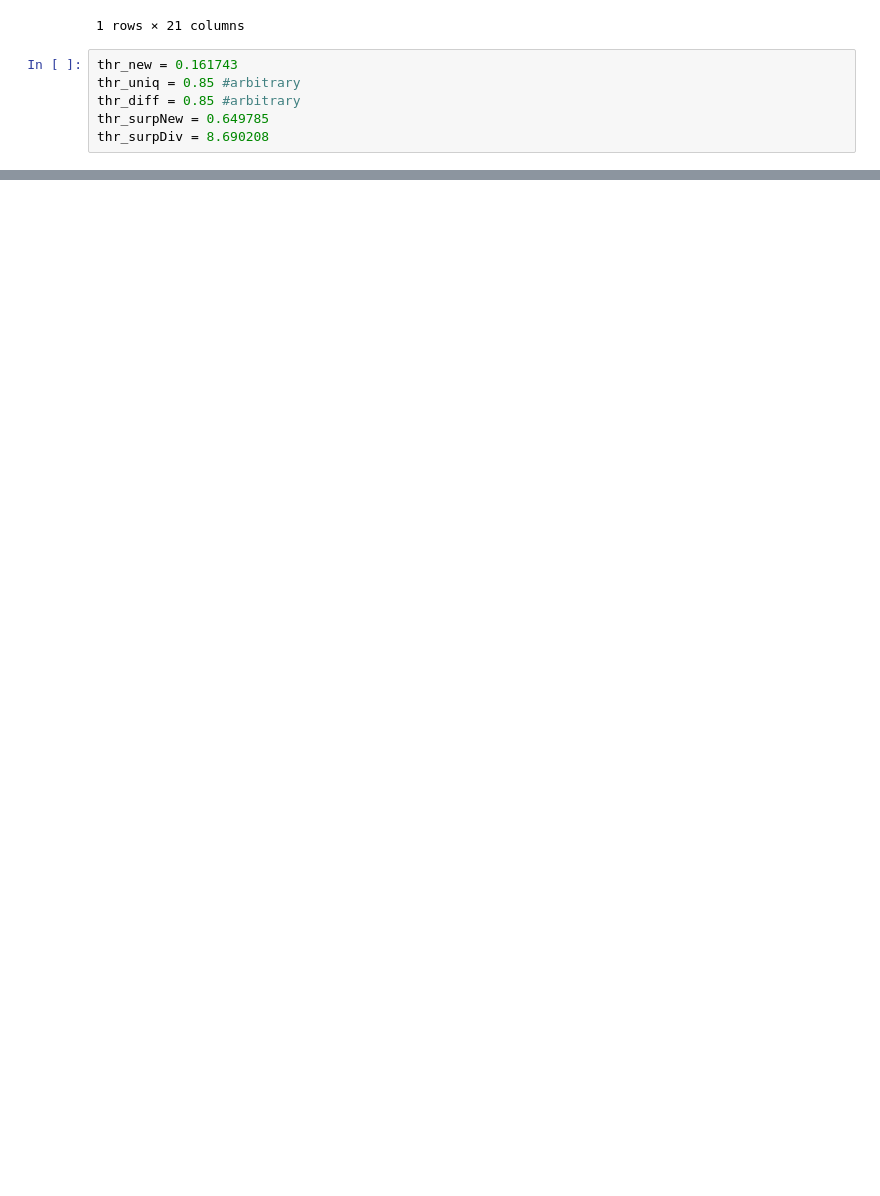
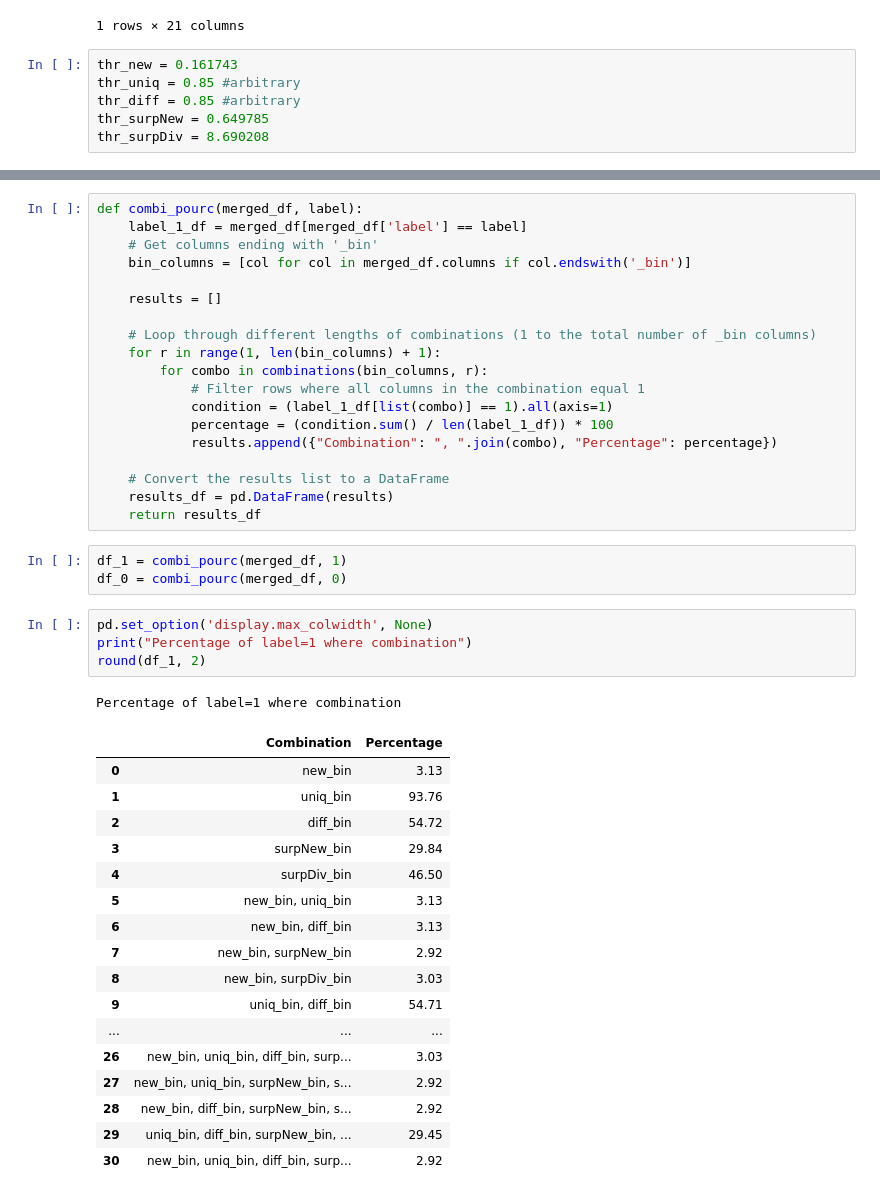
Before and after one commit to edgarLan/brevetNLPv2, a Jupyter notebook: ipcMetrics/metrics.ipynb, the cells around one changed output, grey strips where cells are left out. Drawn from its saved outputs; the diff is of its cells as text; blank space fills up the shorter version.

```diff
--- a/ipcMetrics/metrics.ipynb
+++ b/ipcMetrics/metrics.ipynb
@@ -342,0 +403,45 @@ thr_surpDiv = 8.690208
+# %%
+def combi_pourc(merged_df, label):
+    label_1_df = merged_df[merged_df['label'] == label]
+    # Get columns ending with '_bin'
+    bin_columns = [col for col in merged_df.columns if col.endswith('_bin')]
+
+    results = []
+
+    # Loop through different lengths of combinations (1 to the total number of _bin columns)
+    for r in range(1, len(bin_columns) + 1):
+        for combo in combinations(bin_columns, r):
+            # Filter rows where all columns in the combination equal 1
+            condition = (label_1_df[list(combo)] == 1).all(axis=1)
+            percentage = (condition.sum() / len(label_1_df)) * 100
+            results.append({"Combination": ", ".join(combo), "Percentage": percentage})
+
+    # Convert the results list to a DataFrame
+    results_df = pd.DataFrame(results)
+    return results_df
+# %%
+df_1 = combi_pourc(merged_df, 1)
+df_0 = combi_pourc(merged_df, 0)
+# %%
+pd.set_option('display.max_colwidth', None)
+print("Percentage of label=1 where combination")
+round(df_1, 2)
+# %% [output]
+Percentage of label=1 where combination
+|  | Combination | Percentage |
+| 0 | new_bin | 3.13 |
+| 1 | uniq_bin | 93.76 |
+| 2 | diff_bin | 54.72 |
+| 3 | surpNew_bin | 29.84 |
+| 4 | surpDiv_bin | 46.50 |
+| 5 | new_bin, uniq_bin | 3.13 |
+| 6 | new_bin, diff_bin | 3.13 |
+| 7 | new_bin, surpNew_bin | 2.92 |
+| 8 | new_bin, surpDiv_bin | 3.03 |
+| 9 | uniq_bin, diff_bin | 54.71 |
+| ... | ... | ... |
+| 26 | new_bin, uniq_bin, diff_bin, surp... | 3.03 |
+| 27 | new_bin, uniq_bin, surpNew_bin, s... | 2.92 |
+| 28 | new_bin, diff_bin, surpNew_bin, s... | 2.92 |
+| 29 | uniq_bin, diff_bin, surpNew_bin, ... | 29.45 |
+| 30 | new_bin, uniq_bin, diff_bin, surp... | 2.92 |
```
Also changed, not shown: parts of 8 cells of this notebook.
